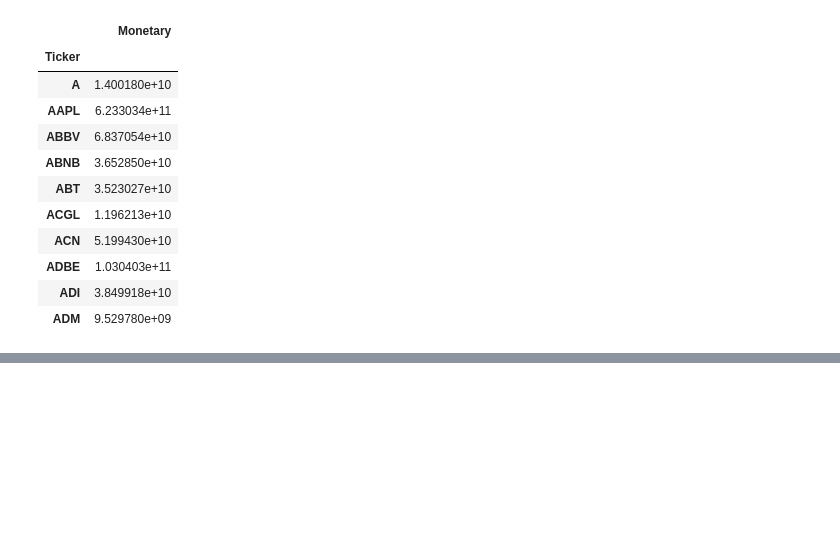
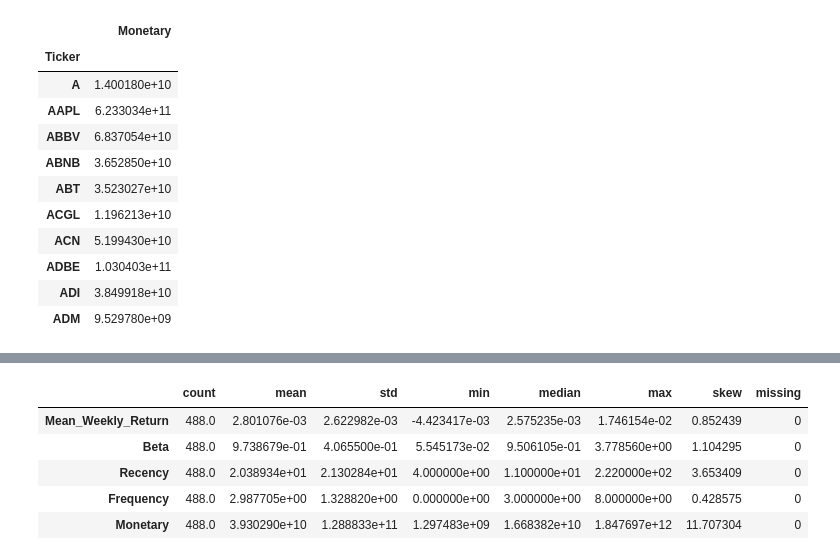
Before and after one commit to Govindu-Sathruwan/CRM-CM-CW1, a Jupyter notebook: CRM_&_CM_CW1.ipynb, the cells around one changed output, grey strips where cells are left out. Drawn from its saved outputs; the diff is of its cells as text; code cells hidden in the pictures; blank space fills up the shorter version.

Commit message:
Complete task 1.5

```diff
--- a/CRM_&_CM_CW1.ipynb
+++ b/CRM_&_CM_CW1.ipynb
@@ -724,3 +733,13 @@ Total logged tickers: 503
 | 17 | ABBV | Fully Included | Passed all data quality and histo... |
 | 18 | ABNB | Fully Included | Passed all data quality and histo... |
 | 19 | ABT | Fully Included | Passed all data quality and histo... |
+# %%
+# Merge on Ticker / Share to create master feature dataframe
+master_features_df = (
+    combined_df.rename(columns={'Share': 'Ticker'})
+    .merge(rfm_df.reset_index(), on='Ticker', how='inner')
+    .set_index('Ticker')
+)
+
+print("Master Features shape:", master_features_df.shape)
+display(master_features_df.head())
@@ -726,0 +782,77 @@ Total logged tickers: 503
+# %%
+import sys
+import sklearn
+import scipy
+
+# 1. Package Versions & Environment Snapshot (Required Deliverable)
+print("=== Environment & Package Versions ===")
+print(f"Python:       {sys.version.split()[0]}")
+print(f"pandas:       {pd.__version__}")
+print(f"numpy:        {np.__version__}")
+print(f"yfinance:     {yf.__version__}")
+print(f"scikit-learn: {sklearn.__version__}")
+print(f"scipy:        {scipy.__version__}\n")
+
+# 2. Validation Checks on the Common Valid Share Set (488 Shares)
+print("=== Task 1.5 Validation Rule Checks ===")
+print(f"Common valid share count:           {len(master_features_df)}")
+print(f"Total missing values in features:   {master_features_df.isna().sum().sum()}")
+print(f"Remaining zero-volume entries:      {(volume_df == 0).sum().sum()}")
+print(f"20-session baseline history valid:  {(volume_df.notna().sum(axis=1) >= 20).all()}")
+print(f"60-session evaluation window valid: {(volume_60_days.notna().sum(axis=1) == 60).all()}\n")
+
+# 3. Feature Summary Statistics Table (Original Units)
+summary_table = master_features_df.describe().T[['count', 'mean', 'std', 'min', '50%', 'max']]
+summary_table['skew'] = master_features_df.skew()
+summary_table['missing'] = master_features_df.isna().sum()
+summary_table = summary_table.rename(columns={'50%': 'median'})
+
+print("=== Feature Summary Statistics (488 Common Shares) ===")
+display(summary_table)
+
+# 4. Worked RFM Example for One Share (e.g., AAPL)
+sample_ticker = 'AAPL'
+print(f"\n=== Worked RFM Example: {sample_ticker} (Observation Date: {observation_date.strftime('%Y-%m-%d')}) ===")
+
+# Recency breakdown
+sample_high_vol_all = high_vol_days.loc[sample_ticker, :observation_date]
+qualifying_dates_all = sample_high_vol_all.index[sample_high_vol_all]
+latest_event_date = qualifying_dates_all.max()
+latest_event_vol = volume_df.loc[sample_ticker, latest_event_date]
+latest_event_thresh = volume_threshold.loc[sample_ticker, latest_event_date]
+recency_days = (observation_date - latest_event_date).days
+
+print(f"1. Recency (R):")
+print(f"   - Latest qualifying high-volume date: {latest_event_date.strftime('%Y-%m-%d')}")
+print(f"   - Volume on that date:                {latest_event_vol:,.0f} shares")
+print(f"   - 2x prior 20-day mean threshold:     {latest_event_thresh:,.0f} shares")
+print(f"   - Calendar days to {observation_date.strftime('%Y-%m-%d')}:        {recency_days} days\n")
+
+# Frequency breakdown (last 60 trading sessions)
+sample_60_mask = high_vol_60_days.loc[sample_ticker]
+qualifying_60_dates = sample_60_mask.index[sample_60_mask]
+
+print(f"2. Frequency (F) — Last 60 Trading Sessions ({volume_60_days.columns.min().strftime('%Y-%m-%d')} to {observation_date.strftime('%Y-%m-%d')}):")
+print(f"   - Qualifying high-volume days count:  {len(qualifying_60_dates)}")
+for dt in qualifying_60_dates:
+    v = volume_df.loc[sample_ticker, dt]
+    th = volume_threshold.loc[sample_ticker, dt]
+    print(f"     * {dt.strftime('%Y-%m-%d')}: Volume = {v:,.0f} > Threshold = {th:,.0f}")
+print()
+
+# Monetary breakdown (last 60 trading sessions)
+sample_close_60 = close_60_days.loc[sample_ticker]
+sample_vol_60 = volume_60_days.loc[sample_ticker]
+sample_dollar_vol = sample_close_60 * sample_vol_60
+
+worked_monetary_preview = pd.DataFrame({
+    'Close_USD': sample_close_60,
+    'Volume': sample_vol_60,
+    'Approx_Traded_Value_USD': sample_dollar_vol
+})
+
+print(f"3. Monetary (M) — Sum of (Close * Volume) over Last 60 Sessions:")
+print(f"   - Total 60-session Monetary value:    ${sample_dollar_vol.sum():,.2f}")
+print("   - Sample of final 5 trading sessions:")
+display(worked_monetary_preview.tail(5))
+# %% [output]
@@ -726,0 +875,6 @@ Total logged tickers: 503
+|  | count | mean | std | min | median | max | skew | missing |
+| Mean_Weekly_Return | 488.0 | 2.801076e-03 | 2.622982e-03 | -4.423417e-03 | 2.575235e-03 | 1.746154e-02 | 0.852439 | 0 |
+| Beta | 488.0 | 9.738679e-01 | 4.065500e-01 | 5.545173e-02 | 9.506105e-01 | 3.778560e+00 | 1.104295 | 0 |
+| Recency | 488.0 | 2.038934e+01 | 2.130284e+01 | 4.000000e+00 | 1.100000e+01 | 2.220000e+02 | 3.653409 | 0 |
+| Frequency | 488.0 | 2.987705e+00 | 1.328820e+00 | 0.000000e+00 | 3.000000e+00 | 8.000000e+00 | 0.428575 | 0 |
+| Monetary | 488.0 | 3.930290e+10 | 1.288833e+11 | 1.297483e+09 | 1.668382e+10 | 1.847697e+12 | 11.707304 | 0 |
```
Also changed, not shown: parts of 16 cells of this notebook.
